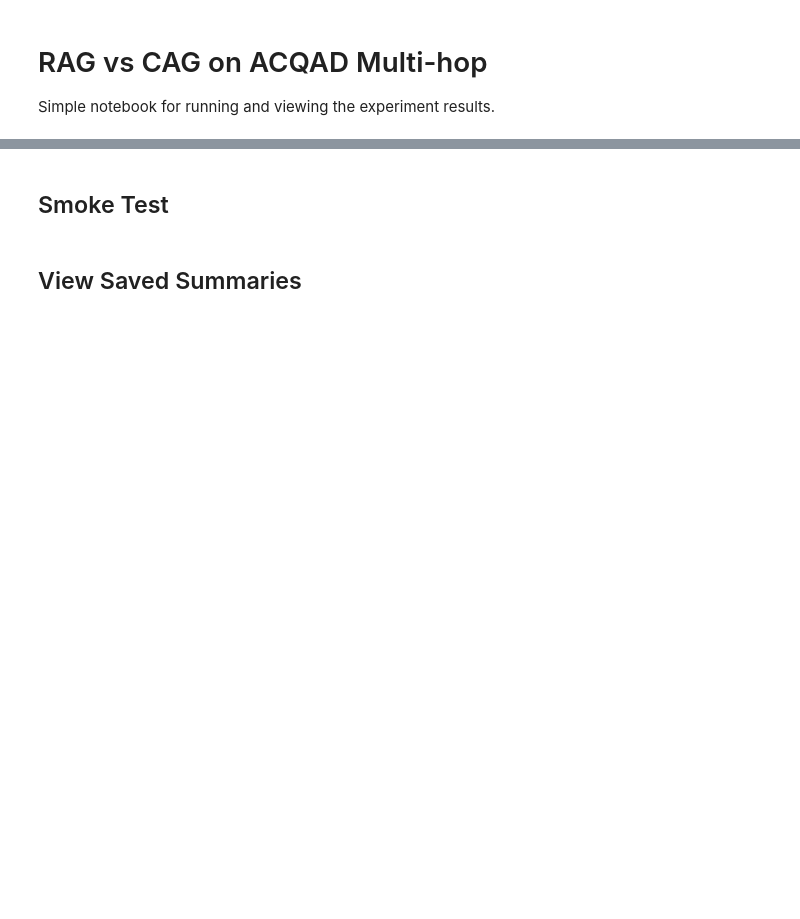
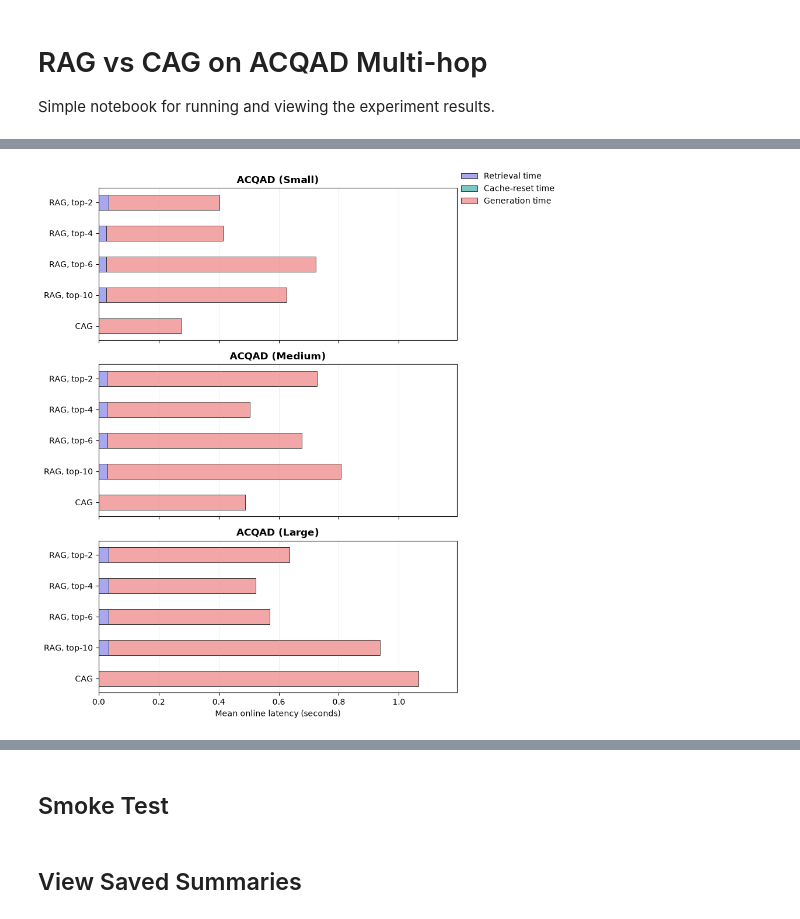
Before and after one commit to Abdullah-Alamodi/rag-vs-cag, a Jupyter notebook: rag_vs_cag_experiment.ipynb, the cells around one changed output, grey strips where cells are left out. Cells and saved outputs as stored; diff of their text form; code cells hidden in the pictures; blank space fills up the shorter version.

```diff
--- a/rag_vs_cag_experiment.ipynb
+++ b/rag_vs_cag_experiment.ipynb
@@ -22,0 +162,37 @@ CONFIG
+# %%
+# Show the retrieval/cache-reset and generation components of online latency.
+latency_df = summaries_df.copy()
+latency_df['retrieval'] = latency_df['mean_retrieval_seconds']
+latency_df['cache_reset'] = latency_df['mean_cache_reset_seconds']
+latency_df['generation'] = latency_df['mean_generation_seconds']
+components = [
+    ('retrieval', 'Retrieval time', '#a9a7ef'),
+    ('cache_reset', 'Cache-reset time', '#7ac7c4'),
+    ('generation', 'Generation time', '#f3a6a6'),
+]
+latency_max = latency_df[['retrieval', 'cache_reset', 'generation']].sum(axis=1).max()
+fig, axes = plt.subplots(len(subset_order), 1, figsize=(9, 3.2 * len(subset_order)), sharex=True)
+if len(subset_order) == 1:
+    axes = [axes]
+
+for ax, subset in zip(axes, subset_order):
+    rag_rows = latency_df[latency_df['method'].eq('rag') & latency_df['subset'].eq(subset)].sort_values('top_k')
+    cag_rows = latency_df[latency_df['method'].eq('cag') & latency_df['subset'].eq(subset)]
+    plot_rows = pd.concat([rag_rows, cag_rows], ignore_index=True)
+    labels = [f"RAG, top-{int(row.top_k)}" if row.method == 'rag' else 'CAG' for row in plot_rows.itertuples()]
+    left = pd.Series(0.0, index=plot_rows.index)
+    for column, label, color in components:
+        ax.barh(labels, plot_rows[column], left=left, height=0.48, color=color, edgecolor='#333333', linewidth=0.7, label=label)
+        left += plot_rows[column]
+    ax.set_title(f"ACQAD ({subset_labels[subset]})", fontweight='bold')
+    ax.invert_yaxis()
+    ax.grid(axis='x', alpha=0.2)
+    ax.set_xlim(0, latency_max * 1.12)
+
+axes[-1].set_xlabel('Mean online latency (seconds)')
+handles, labels = axes[0].get_legend_handles_labels()
+fig.legend(handles, labels, loc='upper right', frameon=False)
+fig.tight_layout(rect=(0, 0, 0.82, 1))
+plt.show()
+# %% [output]
+[figure, added]
```
Also changed, not shown: parts of 11 cells of this notebook, 6 other files.
